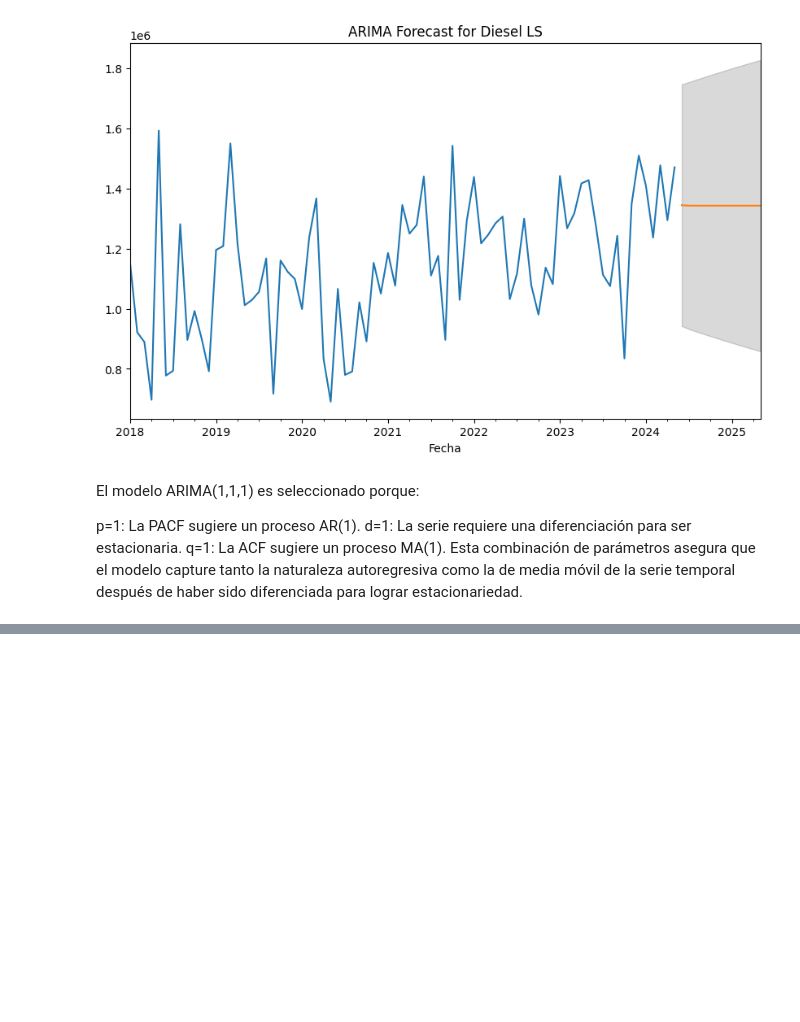
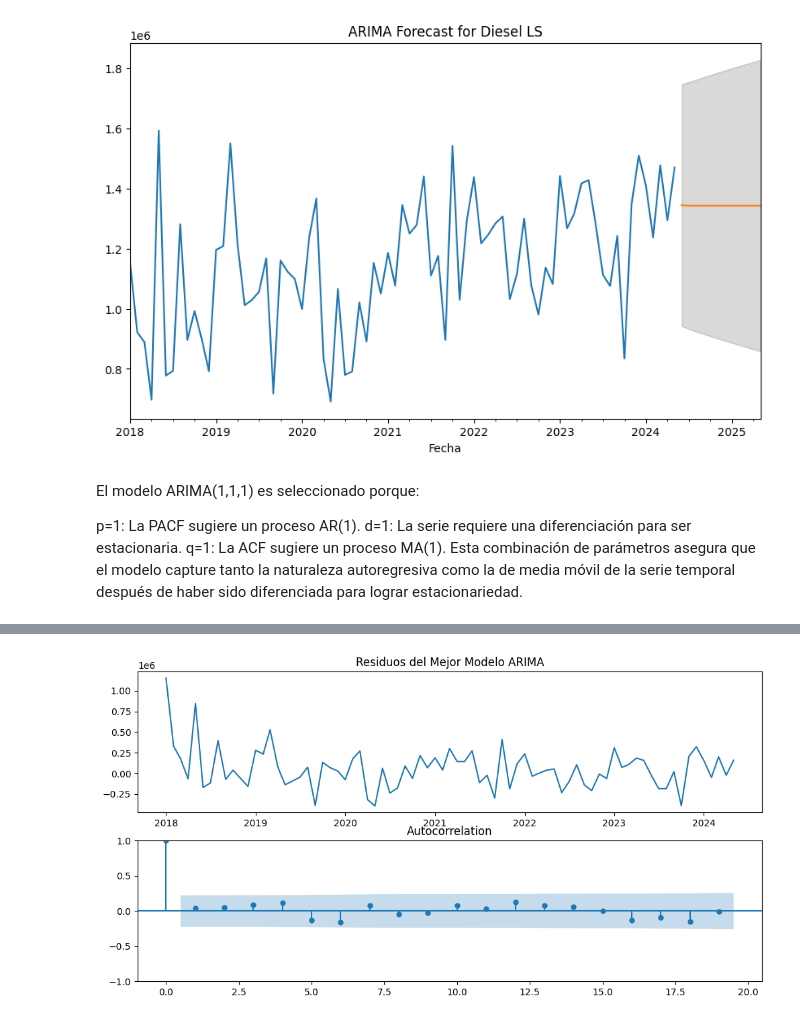
Before and after one commit to AGM54/DataSc, a Jupyter notebook: data.ipynb, the cells around one changed output, grey strips where cells are left out. Saved outputs shown, nothing was run; the diff lists cells and outputs as text; code cells hidden in the pictures; blank space fills up the shorter version.

```diff
--- a/data.ipynb
+++ b/data.ipynb
@@ -579,0 +583,84 @@ Esta combinación de parámetros asegura que el modelo capture tanto la naturale
+# %%
+import pandas as pd
+import numpy as np
+import matplotlib.pyplot as plt
+import seaborn as sns
+from statsmodels.tsa.arima.model import ARIMA
+from statsmodels.tsa.stattools import adfuller, acf, pacf
+from statsmodels.graphics.tsaplots import plot_acf
+
+# Cargar el archivo de importación
+importacion_df = pd.read_excel('importacion.xlsx', skiprows=6)
+
+# Renombrar la primera columna a "Fecha"
+importacion_df.columns = [
+    'Fecha', 'AceitesLubricantes', 'Asfalto', 'Bunker', 'Ceras',
+    'CombustibleTurboJet', 'DieselLS', 'DieselUltraLS', 'GasLicuado',
+    'GasolinaAviacion', 'GasolinaRegular', 'GasolinaSuper', 'Kerosina',
+    'MTBE', 'Naftas', 'Petcoke', 'PetroleoCrudo', 'Solventes',
+    'Butano', 'DieselAltoAzufre', 'Orimulsion', 'PetroleoReconstituido',
+    'TotalImportacion', 'ColumnaExtra1', 'ColumnaExtra2'
+]
+
+# Convertir la columna de fechas a formato datetime
+importacion_df['Fecha'] = pd.to_datetime(importacion_df['Fecha'], errors='coerce')
+
+# Filtrar los datos desde enero de 2018 para DieselLS y los demás combustibles relevantes
+importacion_df_filtered = importacion_df[
+    (importacion_df['Fecha'] >= '2018-01-01') &
+    (importacion_df['Fecha'] <= '2024-05-01')
+][['Fecha', 'GasolinaRegular', 'GasolinaSuper', 'DieselLS', 'GasLicuado']]
+
+# Convertir las columnas de datos a numéricas
+for column in ['GasolinaRegular', 'GasolinaSuper', 'DieselLS', 'GasLicuado']:
+    importacion_df_filtered[column] = pd.to_numeric(importacion_df_filtered[column], errors='coerce')
+
+# Establecer la columna de fechas como índice
+importacion_df_filtered.set_index('Fecha', inplace=True)
+
+# Lista de combinaciones de (p, d, q)
+p = d = q = range(0, 3)
+pdq = [(x, 1, z) for x in p for z in q]
+
+# Evaluar cada combinación de (p, d, q) y guardar los resultados
+results = []
+
+for param in pdq:
+    try:
+        model = ARIMA(importacion_df_filtered['DieselLS'], order=param)
+        result = model.fit()
+        results.append((param, result.aic, result.bic))
+    except:
+        continue
+
+# Convertir resultados a un DataFrame
+results_df = pd.DataFrame(results, columns=['param', 'AIC', 'BIC'])
+
+# Mostrar los mejores resultados
+best_aic = results_df.loc[results_df['AIC'].idxmin()]
+best_bic = results_df.loc[results_df['BIC'].idxmin()]
+
+print("Mejor modelo basado en AIC:")
+print(best_aic)
+print("\nMejor modelo basado en BIC:")
+print(best_bic)
+
+# Análisis de los residuos del mejor modelo
+best_model = ARIMA(importacion_df_filtered['DieselLS'], order=best_aic['param'])
+best_result = best_model.fit()
+
+# Residuos del mejor modelo
+residuals = best_result.resid
+
+# Graficar los residuos
+plt.figure(figsize=(12, 6))
+plt.subplot(211)
+plt.plot(residuals)
+plt.title('Residuos del Mejor Modelo ARIMA')
+plt.subplot(212)
+plot_acf(residuals, ax=plt.gca())
+plt.show()
+
+# Resumen de los residuos
+print(residuals.describe())
+# %% [output]
@@ -579,0 +678 @@ Esta combinación de parámetros asegura que el modelo capture tanto la naturale
+[figure, added]
```
Also changed, not shown: parts of 4 cells of this notebook.
